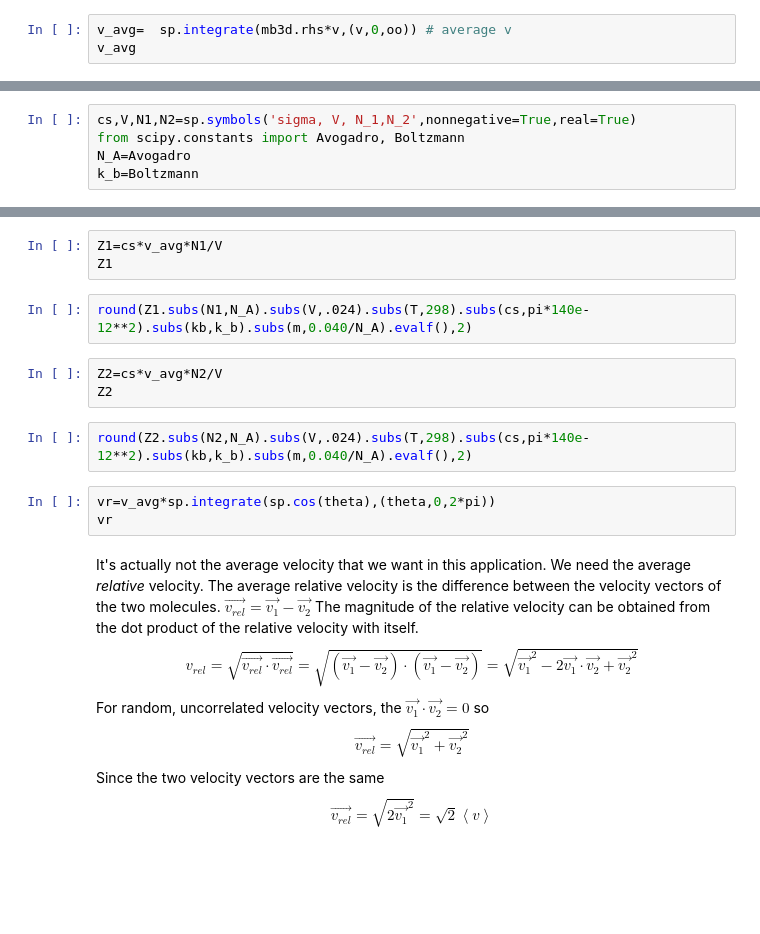
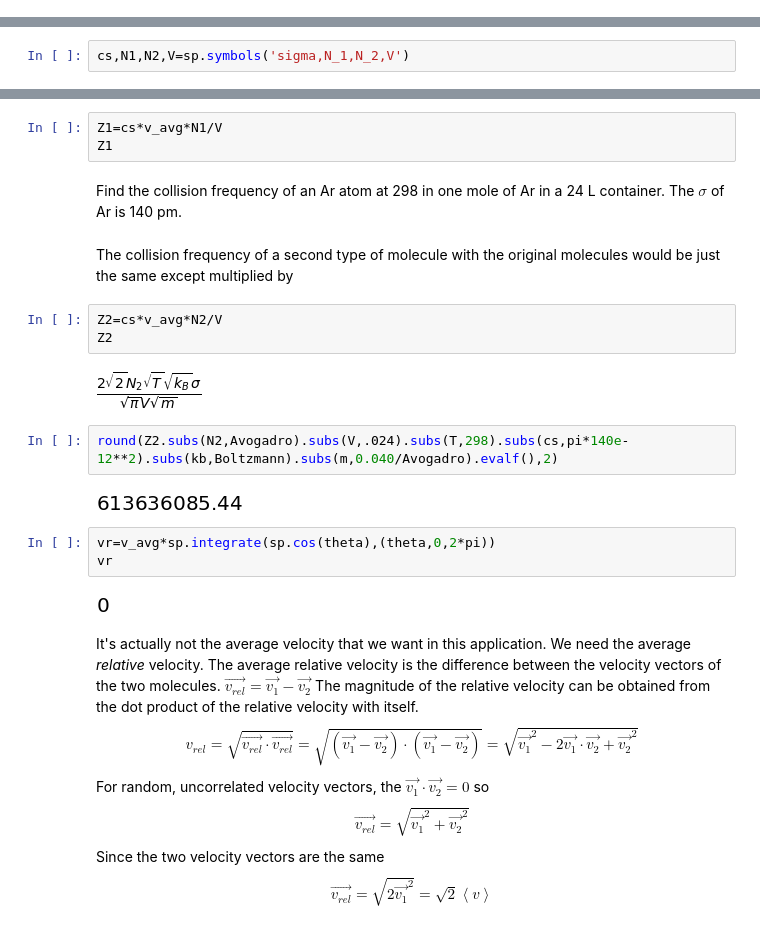
Before and after one commit to davis689/binder, a Jupyter notebook: Maxwell_Boltzmann.ipynb, the cells around one changed output, grey strips where cells are left out. Cells and saved outputs as stored; diff of their text form; blank space fills up the shorter version.

```diff
--- a/Maxwell_Boltzmann.ipynb
+++ b/Maxwell_Boltzmann.ipynb
@@ -98,6 +191,3 @@ Make a set of graphs for Ar at 298 K vs Ar at 500 K.
 Now that we a distribution function that gives the fraction of molecules going each speed, we can use it to get average values.
 
 To obtain averages we need to weight each possible speed by the fraction of molecules going that speed and add up the results. In other words, $$\left<v\right> = \int^{oo}_0v f(v)dv$$
-# %%
-v_avg=  sp.integrate(mb3d.rhs*v,(v,0,oo)) # average v
-v_avg
@@ -128,7 +211,4 @@ Ek_avg
 # %% [markdown]
 # Collision Frequncy
 # %%
-cs,V,N1,N2=sp.symbols('sigma, V, N_1,N_2',nonnegative=True,real=True)
-from scipy.constants import Avogadro, Boltzmann
-N_A=Avogadro
-k_b=Boltzmann
+cs,N1,N2,V=sp.symbols('sigma,N_1,N_2,V')
@@ -135,16 +219,24 @@ k_b=Boltzmann
 # %%
 Z1=cs*v_avg*N1/V
 Z1
-# %%
-round(Z1.subs(N1,N_A).subs(V,.024).subs(T,298).subs(cs,pi*140e-12**2).subs(kb,k_b).subs(m,0.040/N_A).evalf(),2)
+# %% [markdown]
+Find the collision frequency of an Ar atom at 298 in one mole of Ar in a 24 L container. The $\sigma$ of Ar is 140 pm.
+# %% [markdown]
+The collision frequency of a second type of molecule with the original molecules would be just the same except multiplied by
 # %%
 Z2=cs*v_avg*N2/V
 Z2
+# %% [output]
+[figure, added]
 # %%
-round(Z2.subs(N2,N_A).subs(V,.024).subs(T,298).subs(cs,pi*140e-12**2).subs(kb,k_b).subs(m,0.040/N_A).evalf(),2)
+round(Z2.subs(N2,Avogadro).subs(V,.024).subs(T,298).subs(cs,pi*140e-12**2).subs(kb,Boltzmann).subs(m,0.040/Avogadro).evalf(),2)
+# %% [output]
+[figure, added]
 # %%
 vr=v_avg*sp.integrate(sp.cos(theta),(theta,0,2*pi))
 vr
+# %% [output]
+[figure, added]
 # %% [markdown]
 It's actually not the average velocity that we want in this application. We need the average *relative* velocity. The average relative velocity is the difference between the velocity vectors of the two molecules. $\vec{v_{rel}}=\vec{v_1}-\vec{v_2}$ The magnitude of the relative velocity can be obtained from the dot product of the relative velocity with itself. $$v_{rel}=\sqrt{\vec{v_{rel}}\cdot\vec{v_{rel}}}=\sqrt{\left(\vec{v_1}-\vec{v_2}\right)\cdot\left(\vec{v_1}-\vec{v_2}\right)}=\sqrt{\vec{v_1}^2-2\vec{v_1}\cdot\vec{v_2}+\vec{v_2}^2}$$
 For random, uncorrelated velocity vectors, the $\vec{v_1}\cdot\vec{v_2}=0$ so $$\vec{v_{rel}}=\sqrt{\vec{v_1}^2+\vec{v_2}^2}$$  Since the two velocity vectors are the same $$\vec{v_{rel}}=\sqrt{2\vec{v_1}^2}=\sqrt{2}\left<v\right>$$
```
Also changed, not shown: parts of 65 cells of this notebook.
